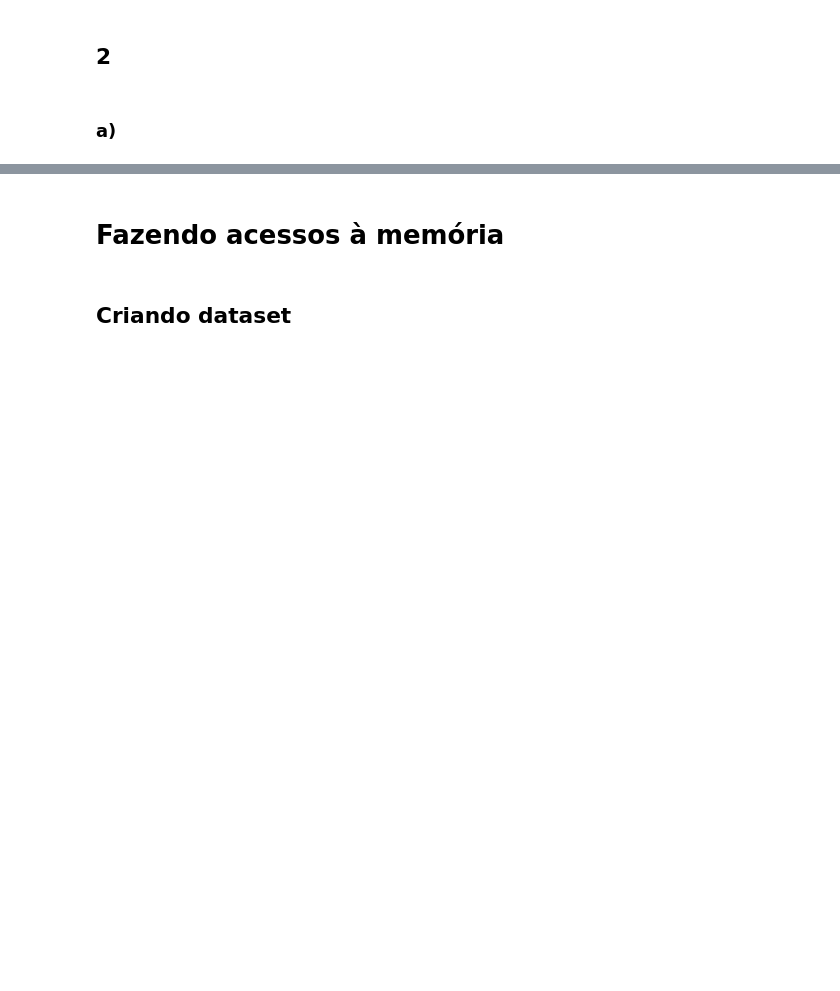
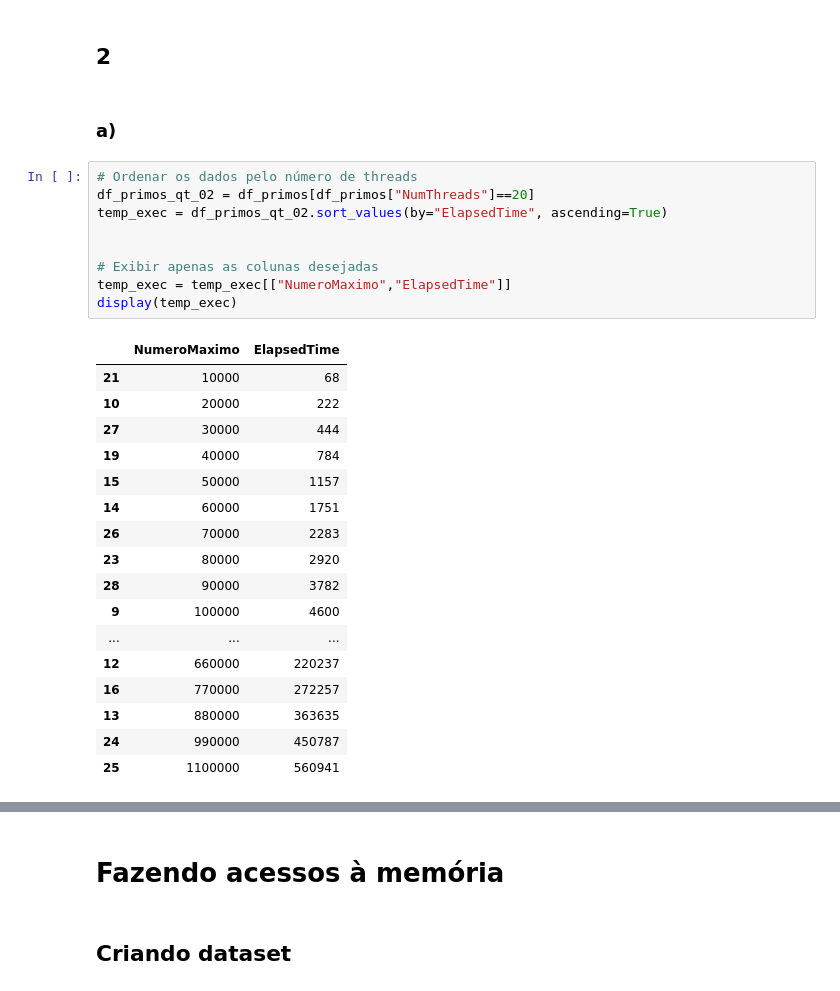
Before and after one commit to BrunSouza/Analise-desempenho-de-sistemas, a Jupyter notebook: analise.ipynb, the cells around one changed output, grey strips where cells are left out. Cells and saved outputs as stored; diff of their text form; blank space fills up the shorter version.

```diff
--- a/analise.ipynb
+++ b/analise.ipynb
@@ -122,3 +129,30 @@ plt.show()
 ## 2
 # %% [markdown]
 ### a)
+# %%
+# Ordenar os dados pelo número de threads
+df_primos_qt_02 = df_primos[df_primos["NumThreads"]==20]
+temp_exec = df_primos_qt_02.sort_values(by="ElapsedTime", ascending=True)
+
+
+# Exibir apenas as colunas desejadas
+temp_exec = temp_exec[["NumeroMaximo","ElapsedTime"]]
+display(temp_exec)
+# %% [output]
+|  | NumeroMaximo | ElapsedTime |
+| 21 | 10000 | 68 |
+| 10 | 20000 | 222 |
+| 27 | 30000 | 444 |
+| 19 | 40000 | 784 |
+| 15 | 50000 | 1157 |
+| 14 | 60000 | 1751 |
+| 26 | 70000 | 2283 |
+| 23 | 80000 | 2920 |
+| 28 | 90000 | 3782 |
+| 9 | 100000 | 4600 |
+| ... | ... | ... |
+| 12 | 660000 | 220237 |
+| 16 | 770000 | 272257 |
+| 13 | 880000 | 363635 |
+| 24 | 990000 | 450787 |
+| 25 | 1100000 | 560941 |
```
Also changed, not shown: parts of 5 cells of this notebook, 1 other file.
